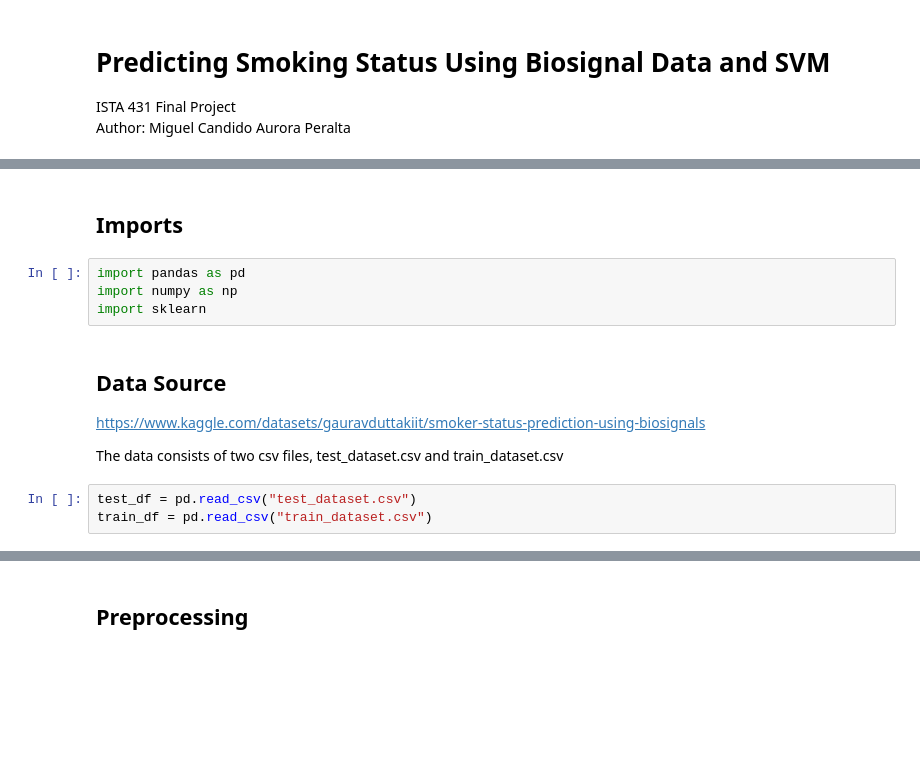
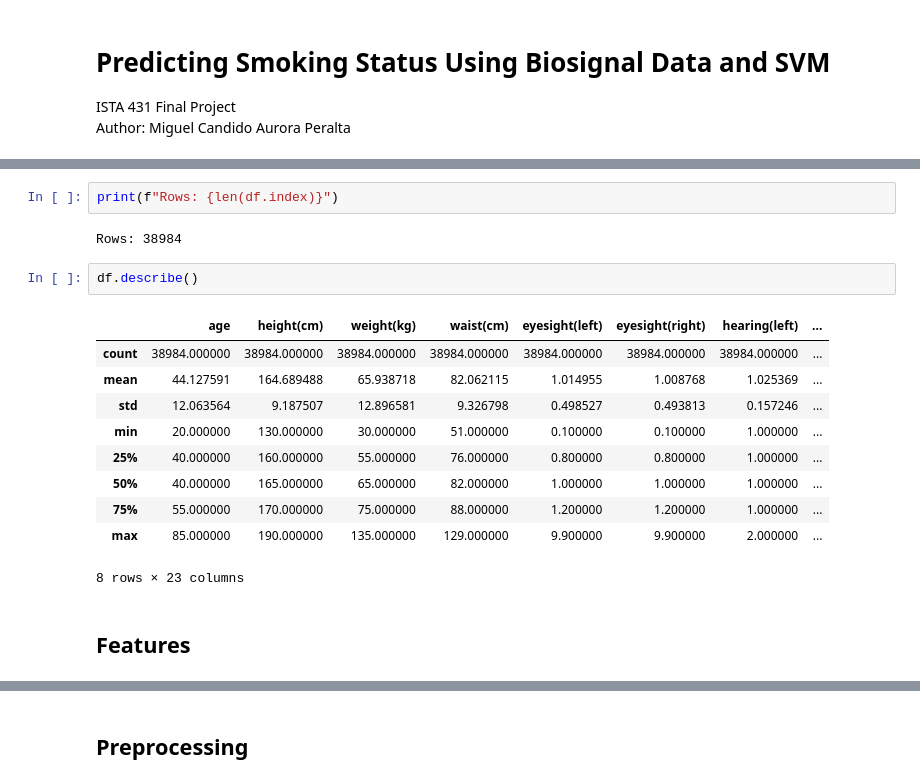
Before and after one commit to miguel-peralta/smoking-status-svm, a Jupyter notebook: model.ipynb, the cells around one changed output, grey strips where cells are left out. Drawn from its saved outputs; the diff is of its cells as text; blank space fills up the shorter version.

```diff
--- a/model.ipynb
+++ b/model.ipynb
@@ -5,14 +24,19 @@ Author: Miguel Candido Aurora Peralta
+# %%
+print(f"Rows: {len(df.index)}")
+# %% [output]
+Rows: 38984
+# %%
+df.describe()
+# %% [output]
+|  | age | height(cm) | weight(kg) | waist(cm) | eyesight(left) | eyesight(right) | hearing(left) | ... |
+| count | 38984.000000 | 38984.000000 | 38984.000000 | 38984.000000 | 38984.000000 | 38984.000000 | 38984.000000 | ... |
+| mean | 44.127591 | 164.689488 | 65.938718 | 82.062115 | 1.014955 | 1.008768 | 1.025369 | ... |
+| std | 12.063564 | 9.187507 | 12.896581 | 9.326798 | 0.498527 | 0.493813 | 0.157246 | ... |
+| min | 20.000000 | 130.000000 | 30.000000 | 51.000000 | 0.100000 | 0.100000 | 1.000000 | ... |
+| 25% | 40.000000 | 160.000000 | 55.000000 | 76.000000 | 0.800000 | 0.800000 | 1.000000 | ... |
+| 50% | 40.000000 | 165.000000 | 65.000000 | 82.000000 | 1.000000 | 1.000000 | 1.000000 | ... |
+| 75% | 55.000000 | 170.000000 | 75.000000 | 88.000000 | 1.200000 | 1.200000 | 1.000000 | ... |
+| max | 85.000000 | 190.000000 | 135.000000 | 129.000000 | 9.900000 | 9.900000 | 2.000000 | ... |
+8 rows × 23 columns
 # %% [markdown]
-## Imports
+## Features
-# %%
-import pandas as pd
-import numpy as np
-import sklearn
-# %% [markdown]
-## Data Source
-[https://www.kaggle.com/datasets/gauravduttakiit/smoker-status-prediction-using-biosignals](https://www.kaggle.com/datasets/gauravduttakiit/smoker-status-prediction-using-biosignals)
-
-The data consists of two csv files, test_dataset.csv and train_dataset.csv
-# %%
-test_df = pd.read_csv("test_dataset.csv")
-train_df = pd.read_csv("train_dataset.csv")
```
Also changed, not shown: parts of 13 cells of this notebook.
